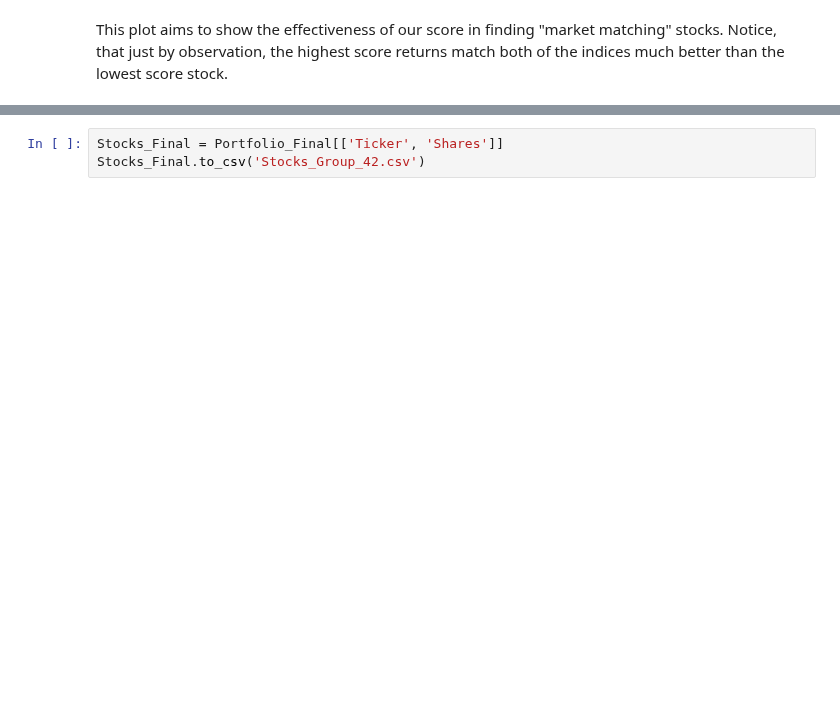
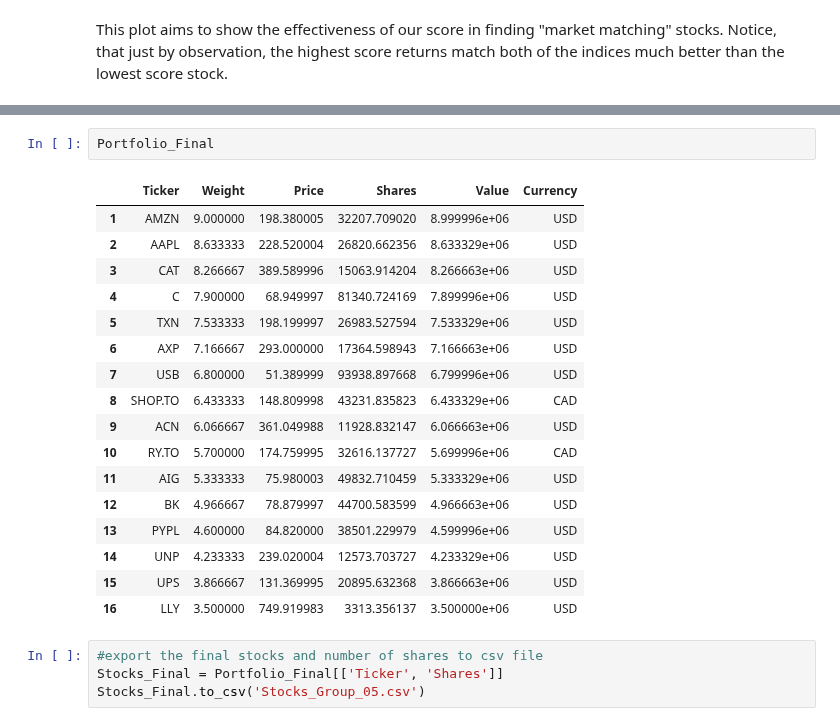
Before and after one commit to emlyqi/cfm101final, a Jupyter notebook: Team_05_Assignment.ipynb, the cells around one changed output, grey strips where cells are left out. Cells and saved outputs as stored; diff of their text form; blank space fills up the shorter version.

```diff
--- a/Team_05_Assignment.ipynb
+++ b/Team_05_Assignment.ipynb
@@ -304,4 +300,25 @@ Total Portfolio Value: $99999936.8
 Total Portfolio Weight: 100.0
-# %%
-Stocks_Final = Portfolio_Final[['Ticker', 'Shares']]
-Stocks_Final.to_csv('Stocks_Group_42.csv')
+# %%
+Portfolio_Final
+# %% [output]
+|  | Ticker | Weight | Price | Shares | Value | Currency |
+| 1 | AMZN | 9.000000 | 198.380005 | 32207.709020 | 8.999996e+06 | USD |
+| 2 | AAPL | 8.633333 | 228.520004 | 26820.662356 | 8.633329e+06 | USD |
+| 3 | CAT | 8.266667 | 389.589996 | 15063.914204 | 8.266663e+06 | USD |
+| 4 | C | 7.900000 | 68.949997 | 81340.724169 | 7.899996e+06 | USD |
+| 5 | TXN | 7.533333 | 198.199997 | 26983.527594 | 7.533329e+06 | USD |
+| 6 | AXP | 7.166667 | 293.000000 | 17364.598943 | 7.166663e+06 | USD |
+| 7 | USB | 6.800000 | 51.389999 | 93938.897668 | 6.799996e+06 | USD |
+| 8 | SHOP.TO | 6.433333 | 148.809998 | 43231.835823 | 6.433329e+06 | CAD |
+| 9 | ACN | 6.066667 | 361.049988 | 11928.832147 | 6.066663e+06 | USD |
+| 10 | RY.TO | 5.700000 | 174.759995 | 32616.137727 | 5.699996e+06 | CAD |
+| 11 | AIG | 5.333333 | 75.980003 | 49832.710459 | 5.333329e+06 | USD |
+| 12 | BK | 4.966667 | 78.879997 | 44700.583599 | 4.966663e+06 | USD |
+| 13 | PYPL | 4.600000 | 84.820000 | 38501.229979 | 4.599996e+06 | USD |
+| 14 | UNP | 4.233333 | 239.020004 | 12573.703727 | 4.233329e+06 | USD |
+| 15 | UPS | 3.866667 | 131.369995 | 20895.632368 | 3.866663e+06 | USD |
+| 16 | LLY | 3.500000 | 749.919983 | 3313.356137 | 3.500000e+06 | USD |
+# %%
+#export the final stocks and number of shares to csv file
+Stocks_Final = Portfolio_Final[['Ticker', 'Shares']]
+Stocks_Final.to_csv('Stocks_Group_05.csv')
```
Also changed, not shown: parts of 10 cells of this notebook, 2 other files.
